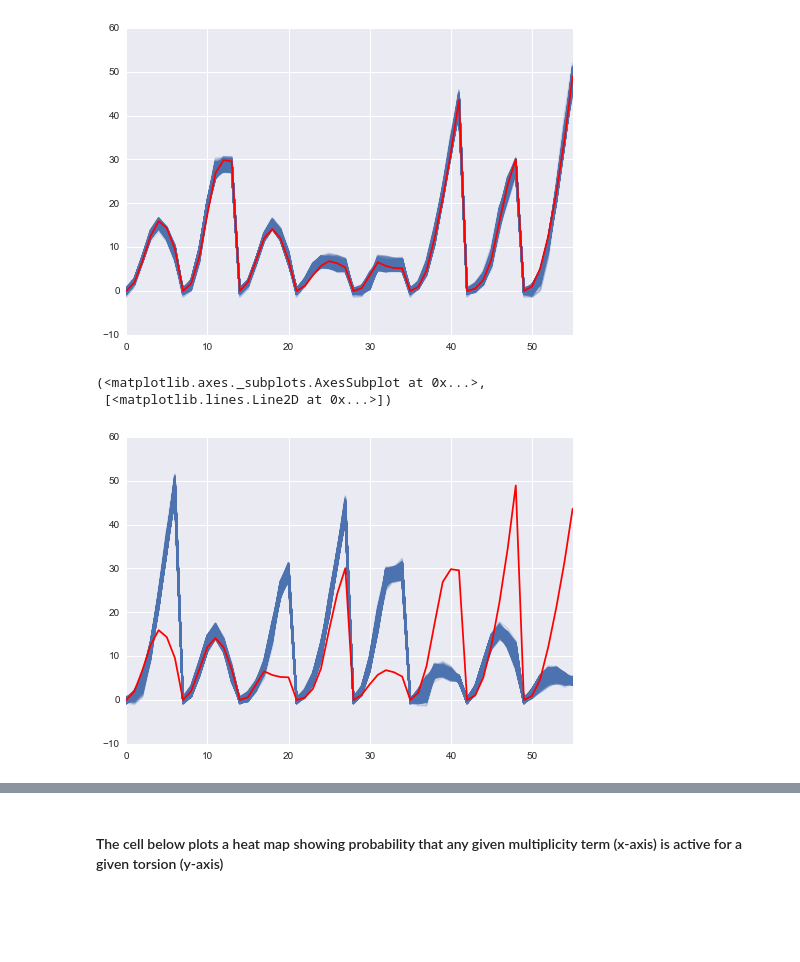
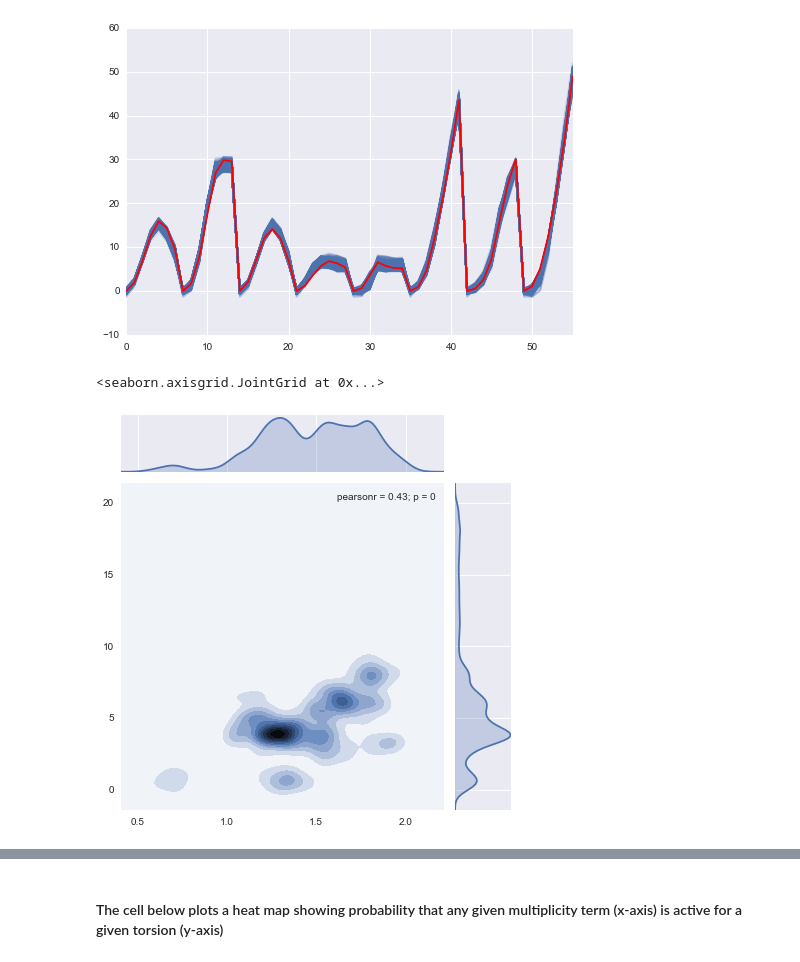
Before and after one commit to choderalab/torsionfit, a Jupyter notebook: examples/data/pyrrole/Pyrrol_analysis.ipynb, the cells around one changed output, grey strips where cells are left out. Cells and saved outputs as stored; diff of their text form; code cells hidden in the pictures; blank space fills up the shorter version.

```diff
--- a/examples/data/pyrrole/Pyrrol_analysis.ipynb
+++ b/examples/data/pyrrole/Pyrrol_analysis.ipynb
@@ -49,9 +49,8 @@ seaborn.tsplot(db.trace('mm_energy')[100:], err_style='unit_traces'), plt.plot(p
 (<matplotlib.axes._subplots.AxesSubplot at 0x...>,
  [<matplotlib.lines.Line2D at 0x...>])
 [figure]
-# %%
-seaborn.tsplot(db2.trace('mm_energy')[100:], err_style='unit_traces'), plt.plot(pyrrol_opt.qm_energy, color='r')
-# %% [output]
-(<matplotlib.axes._subplots.AxesSubplot at 0x...>,
- [<matplotlib.lines.Line2D at 0x...>])
-[figure, removed]
+# %%
+seaborn.jointplot(db.trace('CG251O_NG3C51_CG321_CG321_2_K')[1000:], db.trace('CG251O_NG3C51_CG2R51_HGR52_6_K')[1000:], kind='kde')#.plot_joint(seaborn.kdeplot, zorder=1, n_levels=6))
+# %% [output]
+<seaborn.axisgrid.JointGrid at 0x...>
+[figure, added]
```
Also changed, not shown: parts of 24 cells of this notebook.
